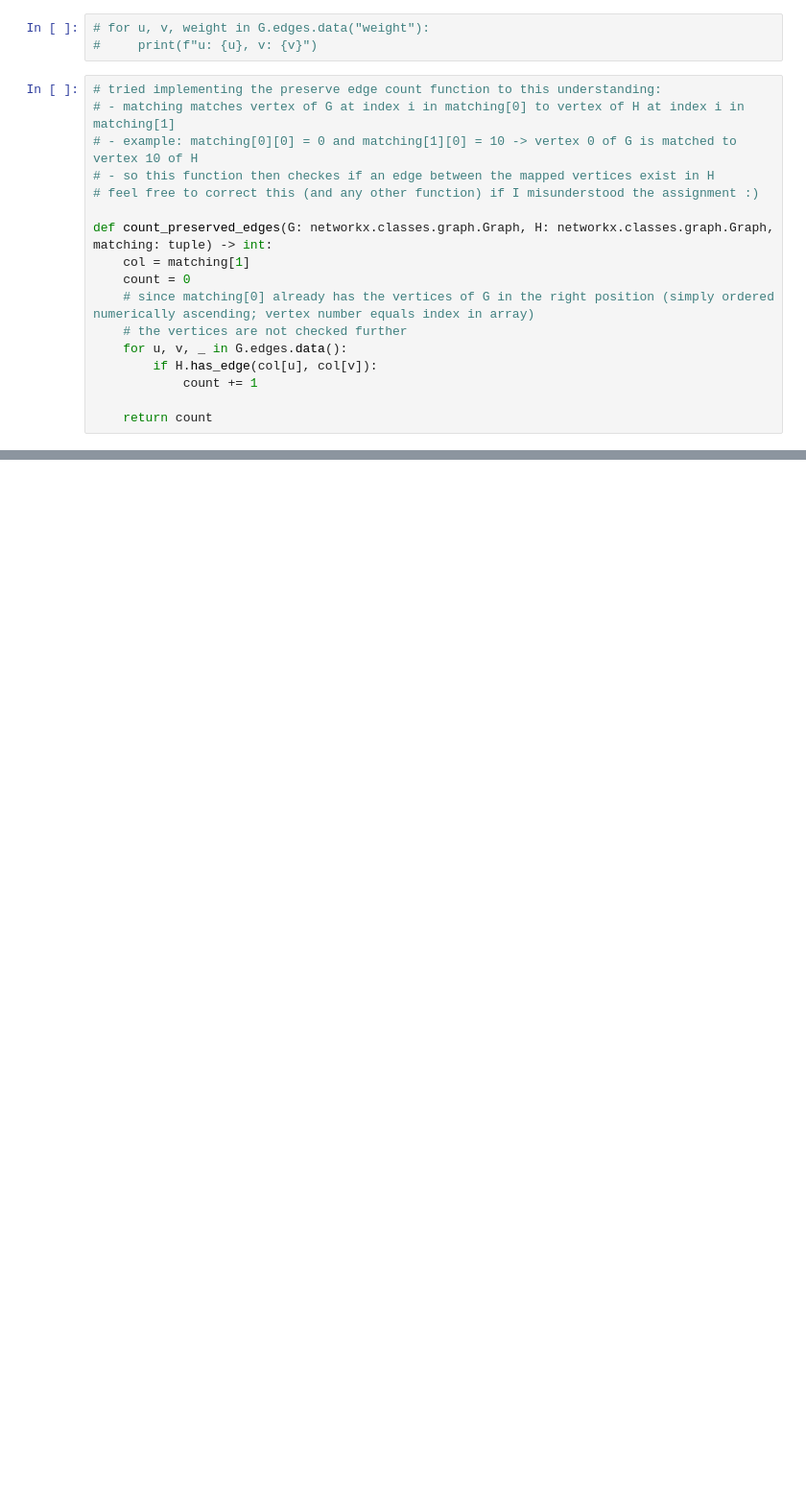
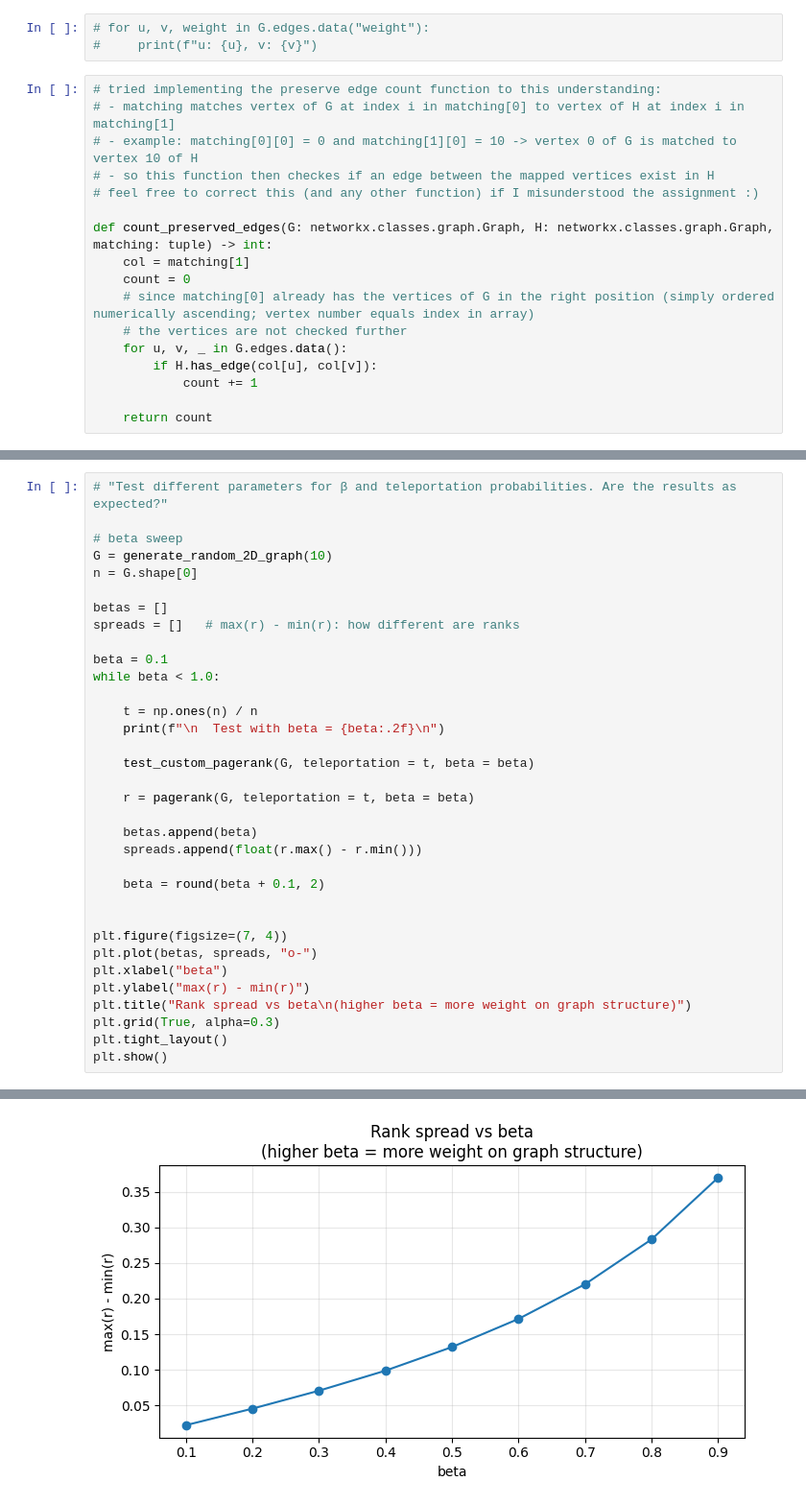
Before and after one commit to shulaze731/SDM-PA3, a Jupyter notebook: PA3.ipynb, the cells around one changed output, grey strips where cells are left out. Shown at 96% size. Cells and saved outputs as stored; diff of their text form; blank space fills up the shorter version.

```diff
--- a/PA3.ipynb
+++ b/PA3.ipynb
@@ -503,0 +551,35 @@ print(count_preserved_edges(G=G, H=H, matching=matching))
+# %%
+# "Test different parameters for β and teleportation probabilities. Are the results as expected?"
+
+# beta sweep
+G = generate_random_2D_graph(10)
+n = G.shape[0]
+
+betas = []
+spreads = []   # max(r) - min(r): how different are ranks
+
+beta = 0.1
+while beta < 1.0:
+
+    t = np.ones(n) / n
+    print(f"\n  Test with beta = {beta:.2f}\n")
+
+    test_custom_pagerank(G, teleportation = t, beta = beta)
+
+    r = pagerank(G, teleportation = t, beta = beta)
+
+    betas.append(beta)
+    spreads.append(float(r.max() - r.min()))
+
+    beta = round(beta + 0.1, 2)
+
+
+plt.figure(figsize=(7, 4))
+plt.plot(betas, spreads, "o-")
+plt.xlabel("beta")
+plt.ylabel("max(r) - min(r)")
+plt.title("Rank spread vs beta\n(higher beta = more weight on graph structure)")
+plt.grid(True, alpha=0.3)
+plt.tight_layout()
+plt.show()
+# %% [output]
@@ -503,0 +603 @@ print(count_preserved_edges(G=G, H=H, matching=matching))
+[figure, added]
```
Also changed, not shown: parts of 23 cells of this notebook.
